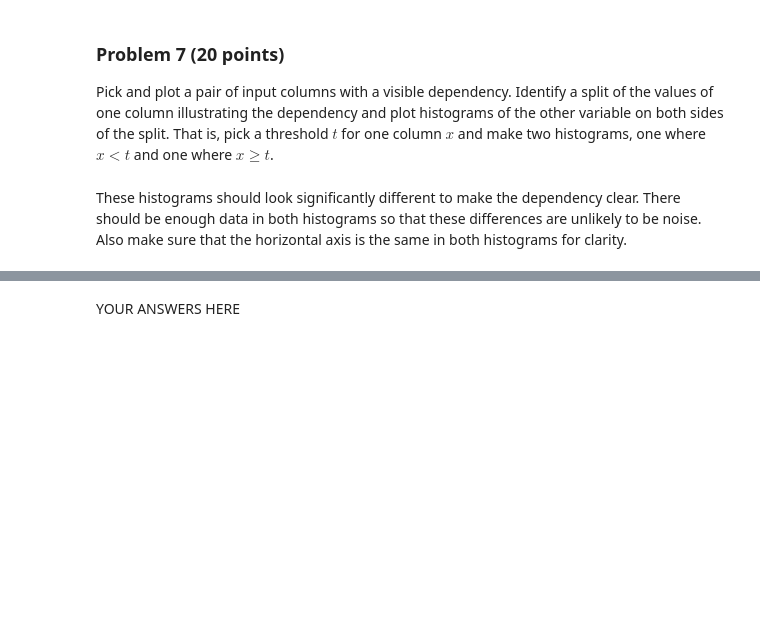
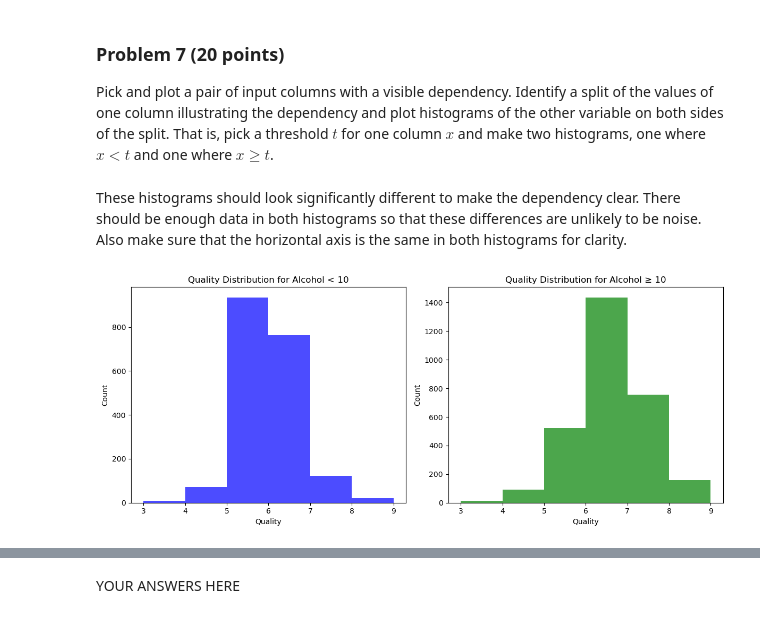
Before and after one commit to chenmichael2/dx601-final-project, a Jupyter notebook: project.ipynb, the cells around one changed output, grey strips where cells are left out. Cells and saved outputs as stored; diff of their text form; code cells hidden in the pictures; blank space fills up the shorter version.

```diff
--- a/project.ipynb
+++ b/project.ipynb
@@ -209,0 +248,25 @@ Also make sure that the horizontal axis is the same in both histograms for clari
+# %%
+# YOUR CODE HERE
+x = wine_quality['alcohol']
+y = wine_quality['target']
+t = 10
+
+low_group = y[x < t]
+high_group = y[x >= t]
+
+plt.figure(figsize=(12,5))
+plt.subplot(1,2,1)
+plt.hist(low_group, bins=range(int(y.min()), int(y.max())+1), color='blue', alpha=0.7)
+plt.title(f'Quality Distribution for Alcohol < {t}')
+plt.xlabel('Quality')
+plt.ylabel('Count')
+
+plt.subplot(1,2,2)
+plt.hist(high_group, bins=range(int(y.min()), int(y.max())+1), color='green', alpha=0.7)
+plt.title(f'Quality Distribution for Alcohol ≥ {t}')
+plt.xlabel('Quality')
+plt.ylabel('Count')
+
+plt.tight_layout()
+# %% [output]
+[figure, added]
```
Also changed, not shown: parts of 26 cells of this notebook.
